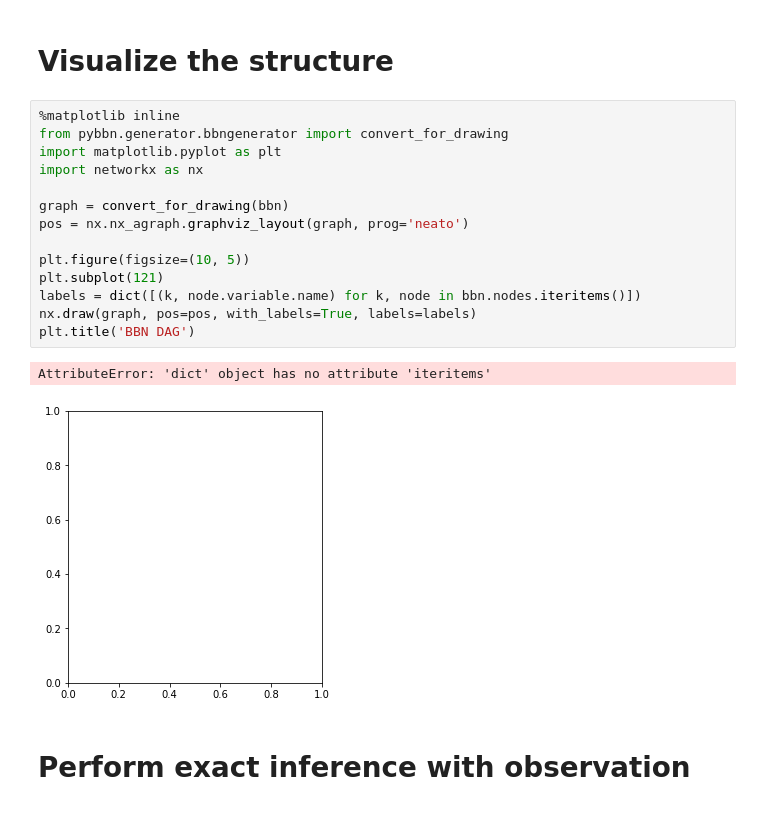
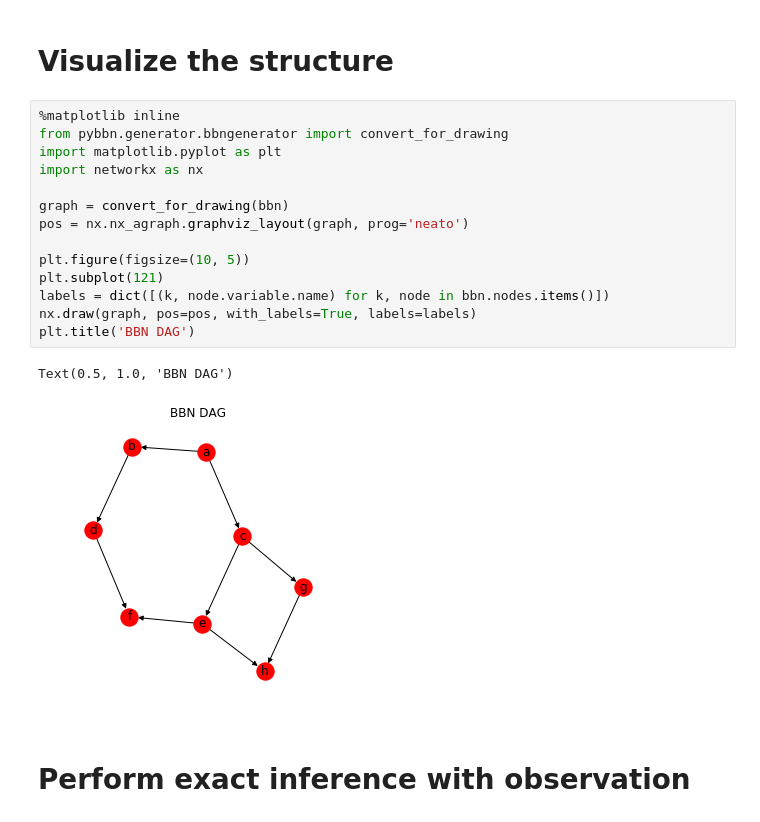
Before and after one commit to vangj/py-bbn, a Jupyter notebook: jupyter/exact-inference.ipynb, the cells around one changed output. Cells and saved outputs as stored; diff of their text form.

```diff
--- a/jupyter/exact-inference.ipynb
+++ b/jupyter/exact-inference.ipynb
@@ -44,20 +44,20 @@ bbn = Bbn() \
 # %%
 %matplotlib inline
 from pybbn.generator.bbngenerator import convert_for_drawing
 import matplotlib.pyplot as plt
 import networkx as nx
 
 graph = convert_for_drawing(bbn)
 pos = nx.nx_agraph.graphviz_layout(graph, prog='neato')
 
 plt.figure(figsize=(10, 5))
 plt.subplot(121)
-labels = dict([(k, node.variable.name) for k, node in bbn.nodes.iteritems()])
+labels = dict([(k, node.variable.name) for k, node in bbn.nodes.items()])
 nx.draw(graph, pos=pos, with_labels=True, labels=labels)
 plt.title('BBN DAG')
 # %% [output]
-AttributeError: 'dict' object has no attribute 'iteritems'
+Text(0.5, 1.0, 'BBN DAG')
-[figure, old version]
+[figure, new version]
 # %% [markdown]
 # Perform exact inference with observation
 # %%
```
Also changed, not shown: parts of 1 cell of this notebook, 5 other files.
